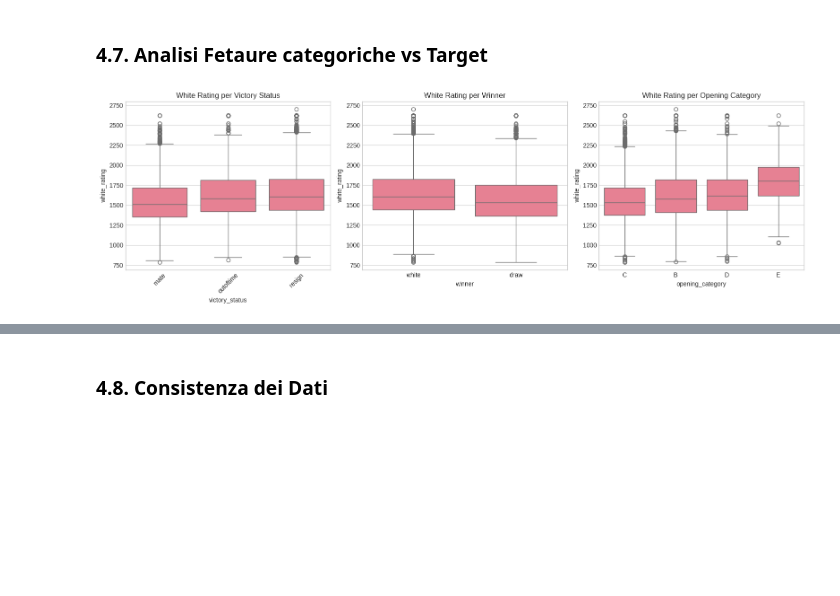
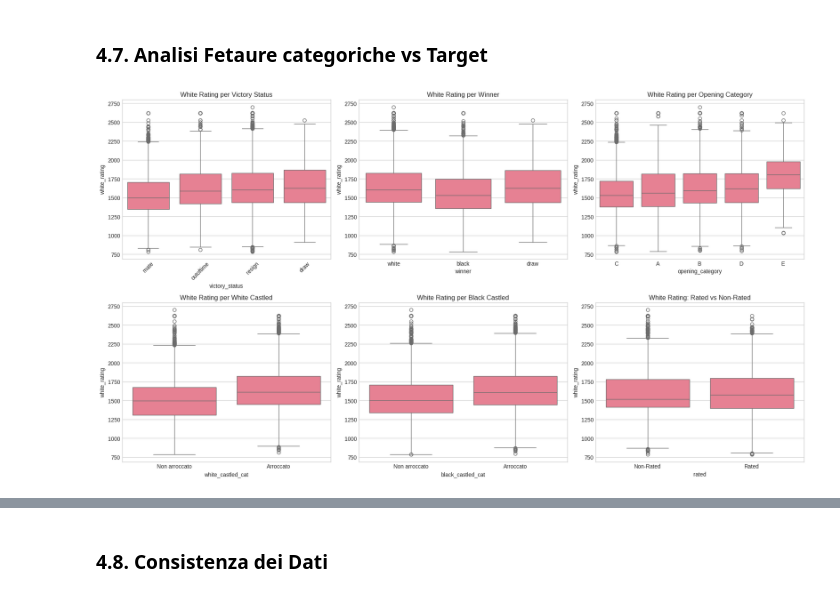
Before and after one commit to AndreaMorbello/Progetto-IA2, a Jupyter notebook: Notebooks/Notebook-IA2.ipynb, the cells around one changed output, grey strips where cells are left out. Drawn from its saved outputs; the diff is of its cells as text; code cells hidden in the pictures; blank space fills up the shorter version.

```diff
--- a/Notebooks/Notebook-IA2.ipynb
+++ b/Notebooks/Notebook-IA2.ipynb
@@ -256,7 +258,7 @@ e) Possiamo ora procedere alla dummyficazione di tutte le colonne categoriali ri
 # %%
 colonne_dummy = ['rated', 'victory_status', 'winner', 'opening_category']
 
-df = pd.get_dummies(df, columns=colonne_dummy, dtype=int, drop_first=True)
+df = pd.get_dummies(df, columns=colonne_dummy, dtype=int, drop_first=False)
 
 df.head()
 # %% [output]
@@ -499,52 +531,71 @@ max          28.00
 # %% [markdown]
 ### 4.7. Analisi Fetaure categoriche vs Target
 # %%
-# 5a. Box plot per victory_status
-fig, axes = plt.subplots(1, 3, figsize=(16, 5))
+fig, axes = plt.subplots(2, 3, figsize=(18, 10))
+# --- VICTORY STATUS ---
+victory_cols = [col for col in df.columns if col.startswith('victory_status_')]
+df_temp['victory_status'] = None
+for col in victory_cols:
+    status = col.replace('victory_status_', '')
+    df_temp.loc[df[col] == 1, 'victory_status'] = status
 
-# Victory Status
-victory_cols = [col for col in df.columns if col.startswith('victory_status_')]
-if victory_cols:
-    # Ricostruisci la variabile categorica
-    df_temp = df.copy()
-    df_temp['victory_status'] = df[victory_cols].idxmax(axis=1).str.replace('victory_status_', '')
+order_vs = df_temp.groupby('victory_status')['white_rating'].median().sort_values().index
+sns.boxplot(data=df_temp, x='victory_status', y='white_rating', order=order_vs, ax=axes[0,0])
+axes[0,0].set_title('White Rating per Victory Status')
+axes[0,0].tick_params(axis='x', rotation=45)
 
-    order = df_temp.groupby('victory_status')['white_rating'].median().sort_values().index
-    sns.boxplot(data=df_temp, x='victory_status', y='white_rating', order=order, ax=axes[0])
-    axes[0].set_title('White Rating per Victory Status')
-    axes[0].tick_params(axis='x', rotation=45)
+# --- WINNER ---
+winner_cols = [col for col in df.columns if col.startswith('winner_')]
+df_temp['winner'] = None
+for col in winner_cols:
+    outcome = col.replace('winner_', '')
+    df_temp.loc[df[col] == 1, 'winner'] = outcome
 
-# Winner
-winner_cols = [col for col in df.columns if col.startswith('winner_')]
-if winner_cols:
-    df_temp['winner'] = df[winner_cols].idxmax(axis=1).str.replace('winner_', '')
+sns.boxplot(data=df_temp, x='winner', y='white_rating', ax=axes[0,1])
+axes[0,1].set_title('White Rating per Winner')
 
-    sns.boxplot(data=df_temp, x='winner', y='white_rating', ax=axes[1])
-    axes[1].set_title('White Rating per Winner')
+# --- OPENING CATEGORY ---
+opening_cols = [col for col in df.columns if col.startswith('opening_category_')]
+df_temp['opening_category'] = None
+for col in opening_cols:
+    cat = col.replace('opening_category_', '')
+    df_temp.loc[df[col] == 1, 'opening_category'] = cat
 
-# Opening Category
-opening_cols = [col for col in df.columns if col.startswith('opening_category_')]
-if opening_cols:
-    df_temp['opening_category'] = df[opening_cols].idxmax(axis=1).str.replace('opening_category_', '')
+order_oc = df_temp.groupby('opening_category')['white_rating'].median().sort_values().index
+sns.boxplot(data=df_temp, x='opening_category', y='white_rating', order=order_oc, ax=axes[0,2])
+axes[0,2].set_title('White Rating per Opening Category')
 
-    order = df_temp.groupby('opening_category')['white_rating'].median().sort_values().index
-    sns.boxplot(data=df_temp, x='opening_category', y='white_rating', order=order, ax=axes[2])
-    axes[2].set_title('White Rating per Opening Category')
+# --- WHITE CASTLED ---
+df_temp['white_castled_cat'] = df['white_castled'].map({1: 'Arroccato', 0: 'Non arroccato'})
+sns.boxplot(data=df_temp, x='white_castled_cat', y='white_rating', ax=axes[1,0])
+axes[1,0].set_title('White Rating per White Castled')
+
+# --- BLACK CASTLED ---
+df_temp['black_castled_cat'] = df['black_castled'].map({1: 'Arroccato', 0: 'Non arroccato'})
+sns.boxplot(data=df_temp, x='black_castled_cat', y='white_rating', ax=axes[1,1])
+axes[1,1].set_title('White Rating per Black Castled')
+
+# --- RATED ---
+df_temp['rated'] = df['rated_True'].map({1: 'Rated', 0: 'Non-Rated'})
+sns.boxplot(data=df_temp, x='rated', y='white_rating', ax=axes[1,2])
+axes[1,2].set_title('White Rating: Rated vs Non-Rated')
 
 plt.tight_layout()
 plt.show()
 
-# Tabella riassuntiva per categoria
-print("\n" + "="*50)
-print("MEDIA WHITE_RATING PER CATEGORIA")
-print("="*50)
-for cat_name, cat_col in [('victory_status', 'victory_status'),
-                           ('winner', 'winner'),
-                           ('opening_category', 'opening_category'),
-                           ('white_casteled', 'white_casteled'),
-                           ('black_casteled', 'black_casteled')]:
-    if cat_col in df_temp.columns:
-        print(f"\n{cat_name}:")
-        print(df_temp.groupby(cat_col)['white_rating'].agg(['mean', 'median', 'std', 'count']).round(1))
+# Tabelle riassuntive
+print("="*60)
+print("STATISTICHE WHITE_RATING PER CATEGORIA")
+print("="*60)
+
+categorie = ['victory_status', 'winner', 'opening_category',
+             'white_castled_cat', 'black_castled_cat', 'rated']
+
+for cat in categorie:
+    if cat in df_temp.columns:
+        print(f"\n{cat.upper()}:")
+        stats = df_temp.groupby(cat)['white_rating'].agg(['mean', 'median', 'std', 'count'])
+        stats = stats.sort_values('median', ascending=False).round(1)
+        print(stats)
 # %% [output]
-[figure, old version]
+[figure, new version]
```
Also changed, not shown: parts of 18 cells of this notebook.
